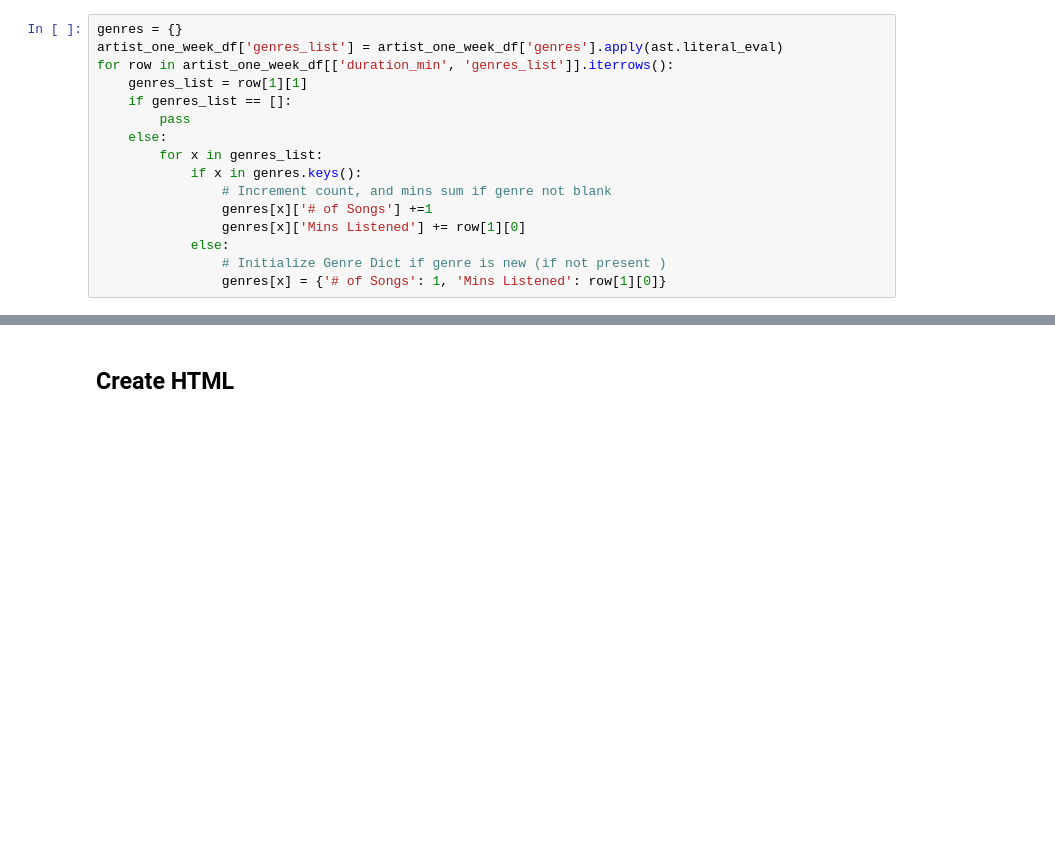
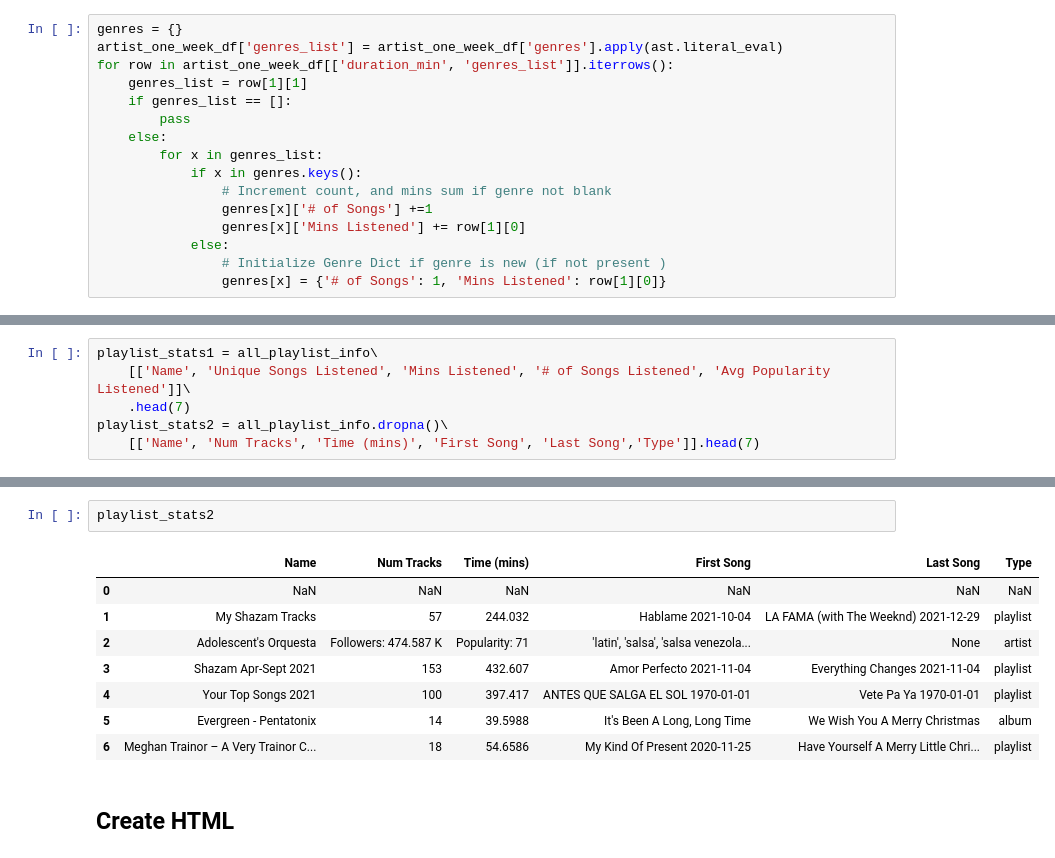
Before and after one commit to malctaylor15/Spotify_Logger, a Jupyter notebook: Weekly_Analysis.ipynb, the cells around one changed output, grey strips where cells are left out. Cells and saved outputs as stored; diff of their text form; blank space fills up the shorter version.

```diff
--- a/Weekly_Analysis.ipynb
+++ b/Weekly_Analysis.ipynb
@@ -340,0 +489,6 @@ genre_sm
+# %%
+playlist_stats1 = all_playlist_info\
+    [['Name', 'Unique Songs Listened', 'Mins Listened', '# of Songs Listened', 'Avg Popularity Listened']]\
+    .head(7)
+playlist_stats2 = all_playlist_info.dropna()\
+    [['Name', 'Num Tracks', 'Time (mins)', 'First Song', 'Last Song','Type']].head(7)
@@ -341,3 +506,14 @@ genre_sm
+# %%
+playlist_stats2
+# %% [output]
+|  | Name | Num Tracks | Time (mins) | First Song | Last Song | Type |
+| 0 | NaN | NaN | NaN | NaN | NaN | NaN |
+| 1 | My Shazam Tracks | 57 | 244.032 | Hablame 2021-10-04 | LA FAMA (with The Weeknd) 2021-12-29 | playlist |
+| 2 | Adolescent's Orquesta | Followers: 474.587 K | Popularity: 71 | 'latin', 'salsa', 'salsa venezola... | None | artist |
+| 3 | Shazam Apr-Sept 2021 | 153 | 432.607 | Amor Perfecto 2021-11-04 | Everything Changes 2021-11-04 | playlist |
+| 4 | Your Top Songs 2021 | 100 | 397.417 | ANTES QUE SALGA EL SOL 1970-01-01 | Vete Pa Ya 1970-01-01 | playlist |
+| 5 | Evergreen - Pentatonix | 14 | 39.5988 | It's Been A Long, Long Time | We Wish You A Merry Christmas | album |
+| 6 | Meghan Trainor – A Very Trainor C... | 18 | 54.6586 | My Kind Of Present 2020-11-25 | Have Yourself A Merry Little Chri... | playlist |
 # %% [markdown]
 ## Create HTML
 # %%
```
Also changed, not shown: parts of 45 cells of this notebook, 9 other files.
